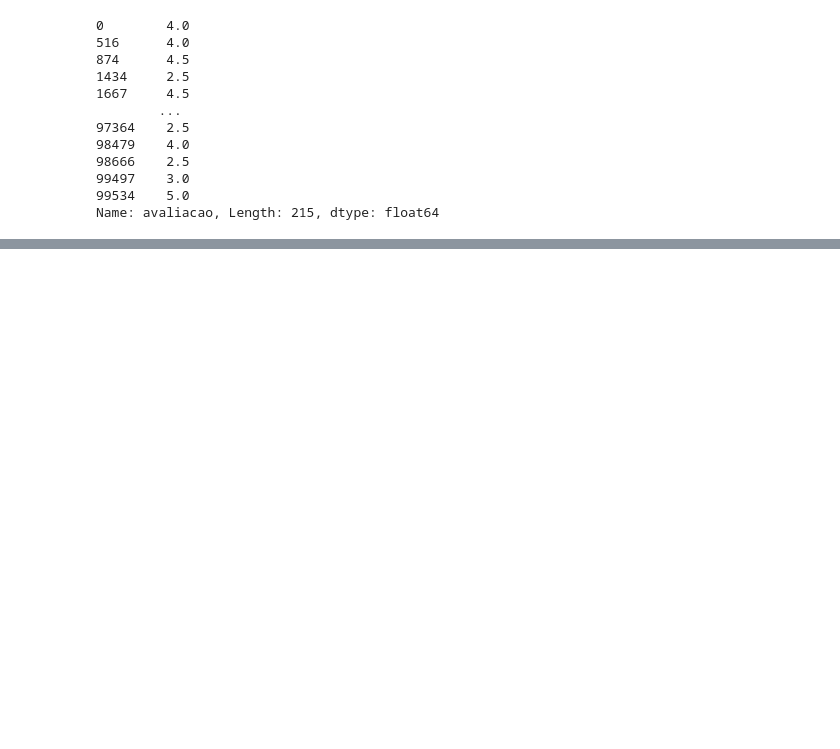
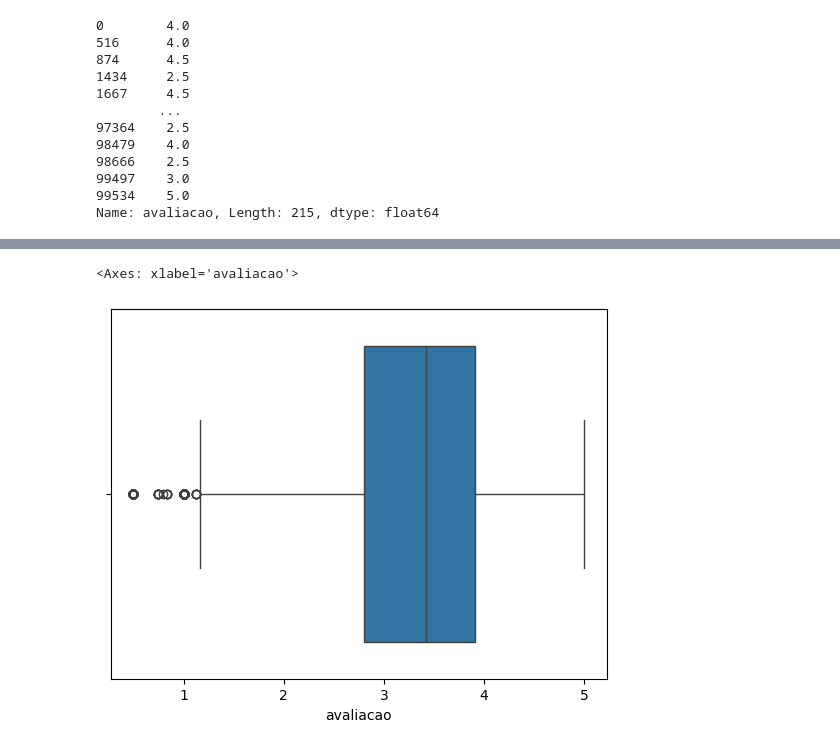
Before and after one commit to WandersonABR/semanaeda, a Jupyter notebook: dia1.ipynb, the cells around one changed output, grey strips where cells are left out. Drawn from its saved outputs; the diff is of its cells as text; code cells hidden in the pictures; blank space fills up the shorter version.

```diff
--- a/dia1.ipynb
+++ b/dia1.ipynb
@@ -404,0 +410,5 @@ Name: avaliacao, Length: 215, dtype: float64
+# %%
+sns.boxplot(x=medias_por_filmes)
+# %% [output]
+<Axes: xlabel='avaliacao'>
+[figure, added]
```
Also changed, not shown: parts of 10 cells of this notebook.
